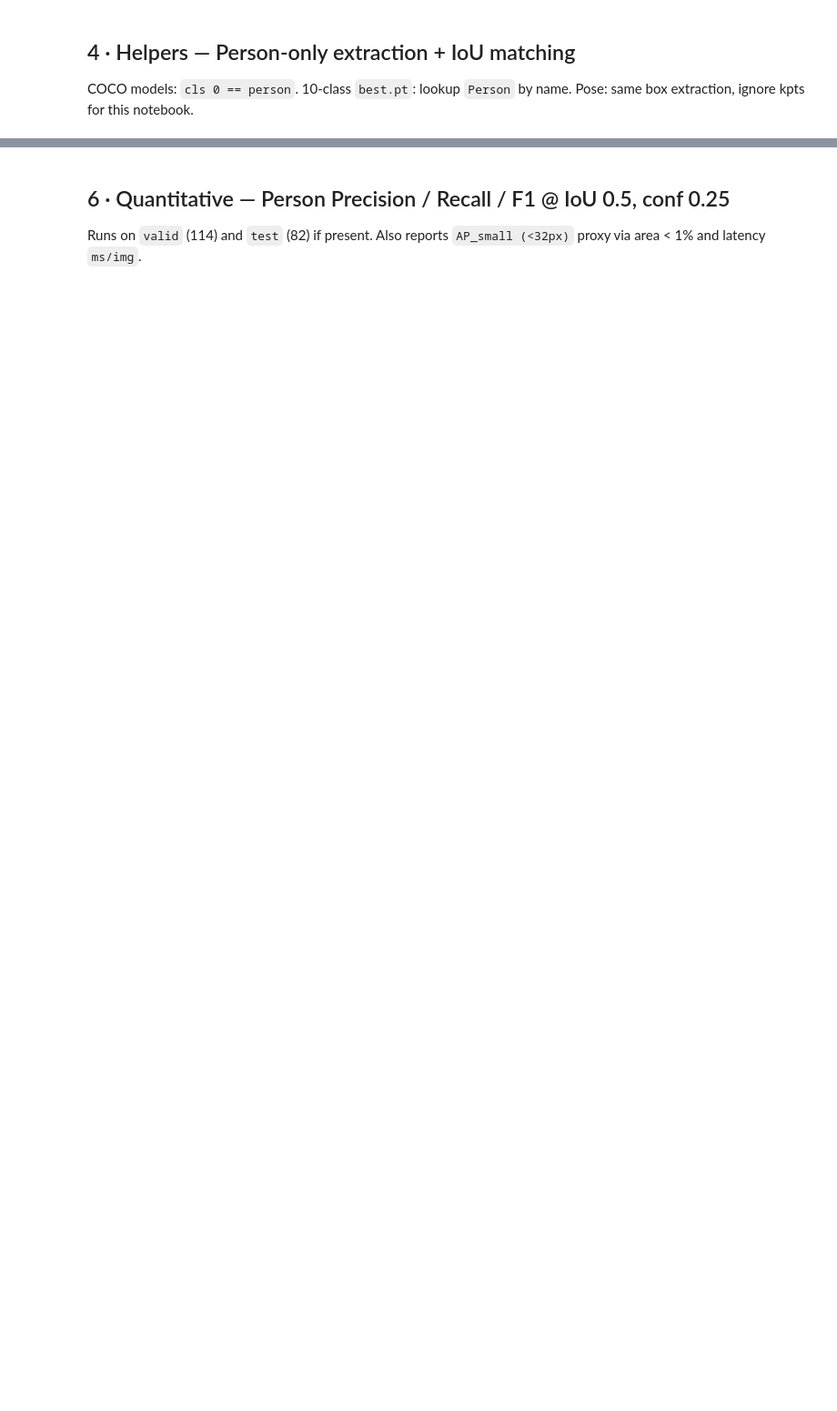
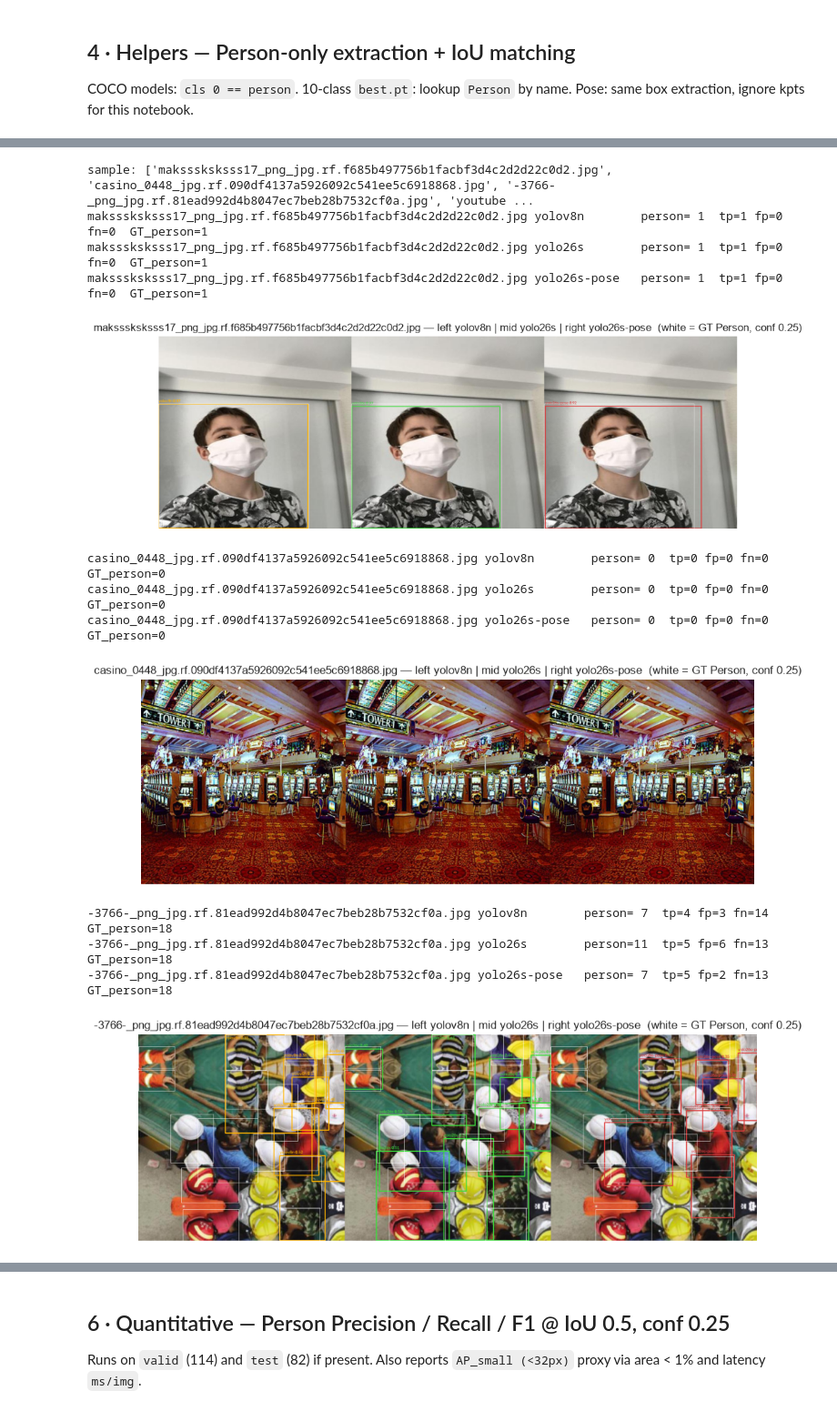
Before and after one commit to rif42/P0-safety, a Jupyter notebook: experiment/two-stage-detection/person-compare.ipynb, the cells around one changed output, grey strips where cells are left out. Shown at 91% size. Cells and saved outputs as stored; diff of their text form; code cells hidden in the pictures; blank space fills up the shorter version.

```diff
--- a/experiment/two-stage-detection/person-compare.ipynb
+++ b/experiment/two-stage-detection/person-compare.ipynb
@@ -165,38 +169,53 @@ def draw_boxes(img, boxes, color, label):
         cv2.rectangle(out,(int(x1),int(y1)),(int(x2),int(y2)),color,2)
         cv2.putText(out,f"{label} {conf:.2f}",(int(x1),max(15,int(y1)-6)),cv2.FONT_HERSHEY_SIMPLEX,0.45,color,1,cv2.LINE_AA)
     return out
 
+# pick 6 images
 if (DATA_DIR / "valid" / "images").exists():
     pool=list((DATA_DIR / "valid" / "images").glob("*")) + list((DATA_DIR / "test" / "images").glob("*"))
 else:
     pool=list(REPO_ROOT.rglob("*.jpg"))[:6]
 sample_imgs=random.sample(pool, min(6,len(pool))) if pool else []
 print("sample:", [p.name for p in sample_imgs])
 CONF=0.25; IMGSZ=640
-COLORS={"yolov8n":(255,180,0),"yolo26s":(60,220,60),"yolo26s-pose":(220,60,60),"yolo26s-pose":(220,60,60),"yolov8n-best (10cls)":(0,180,255)}
+COLORS={"yolov8n":(255,180,0),"yolo26s":(60,220,60),"yolo26s-pose":(220,60,60)}
 
 for img_path in sample_imgs:
-    img=cv2.imread(str(img_path));
-    if img is None: continue
-    img=cv2.cvtColor(img,cv2.COLOR_BGR2RGB)
+    img=cv2.imread(str(img_path)); img=cv2.cvtColor(img,cv2.COLOR_BGR2RGB)
     H,W=img.shape[:2]
     rows=[]
     for name,model in MODELS.items():
+        if "best" in name: continue  # keep visual to 3 COCO/pose models for clarity
         res=model(str(img_path), verbose=False, imgsz=IMGSZ)[0]
         boxes=extract_person_boxes(res, model, CONF)
+        # GT for reference
         gt_norm=parse_person_gt(str(DATA_DIR / "valid" / "labels" / (img_path.stem+".txt"))) if DATA_DIR.exists() else []
         if not gt_norm:
             gt_norm=parse_person_gt(str(DATA_DIR / "test" / "labels" / (img_path.stem+".txt"))) if DATA_DIR.exists() else []
         gt_xyxy=[yolo_to_xyxy(*g,W,H) for g in gt_norm]
         tp,fp,fn=match_person(boxes, gt_xyxy) if gt_xyxy else (len(boxes),0,0)
-        print(f"{img_path.name:40s} {name:22s} person={len(boxes):2d}  tp={tp} fp={fp} fn={fn}  GT_person={len(gt_xyxy)}")
+        print(f"{img_path.name:40s} {name:14s} person={len(boxes):2d}  tp={tp} fp={fp} fn={fn}  GT_person={len(gt_xyxy)}")
         vis=draw_boxes(img, boxes, COLORS.get(name,(200,200,200)), name)
+        # overlay GT in white dashed for reference
         for x1,y1,x2,y2 in gt_xyxy:
             cv2.rectangle(vis,(int(x1),int(y1)),(int(x2),int(y2)),(255,255,255),1)
         rows.append(vis)
     if rows:
         strip=np.concatenate(rows, axis=1)
-        # dynamic width: 4 models at 640 each would be too wide — figsize scales with n
-        plt.figure(figsize=(4*len(rows),4)); plt.imshow(strip); plt.axis("off")
-        plt.title(f"{img_path.name} \u2014 " + " | ".join(MODELS.keys()) + f"  (white = GT Person, conf {CONF})")
+        plt.figure(figsize=(16,4)); plt.imshow(strip); plt.axis("off")
+        plt.title(f"{img_path.name} — left yolov8n | mid yolo26s | right yolo26s-pose  (white = GT Person, conf {CONF})")
         plt.show()
+# %% [output]
+sample: ['maksssksksss17_png_jpg.rf.f685b497756b1facbf3d4c2d2d22c0d2.jpg', 'casino_0448_jpg.rf.090df4137a5926092c541ee5c6918868.jpg', '-3766-_png_jpg.rf.81ead992d4b8047ec7beb28b7532cf0a.jpg', 'youtube ...
+maksssksksss17_png_jpg.rf.f685b497756b1facbf3d4c2d2d22c0d2.jpg yolov8n        person= 1  tp=1 fp=0 fn=0  GT_person=1
+maksssksksss17_png_jpg.rf.f685b497756b1facbf3d4c2d2d22c0d2.jpg yolo26s        person= 1  tp=1 fp=0 fn=0  GT_person=1
+maksssksksss17_png_jpg.rf.f685b497756b1facbf3d4c2d2d22c0d2.jpg yolo26s-pose   person= 1  tp=1 fp=0 fn=0  GT_person=1
+[figure, added]
+casino_0448_jpg.rf.090df4137a5926092c541ee5c6918868.jpg yolov8n        person= 0  tp=0 fp=0 fn=0  GT_person=0
+casino_0448_jpg.rf.090df4137a5926092c541ee5c6918868.jpg yolo26s        person= 0  tp=0 fp=0 fn=0  GT_person=0
+casino_0448_jpg.rf.090df4137a5926092c541ee5c6918868.jpg yolo26s-pose   person= 0  tp=0 fp=0 fn=0  GT_person=0
+[figure, added]
+-3766-_png_jpg.rf.81ead992d4b8047ec7beb28b7532cf0a.jpg yolov8n        person= 7  tp=4 fp=3 fn=14  GT_person=18
+-3766-_png_jpg.rf.81ead992d4b8047ec7beb28b7532cf0a.jpg yolo26s        person=11  tp=5 fp=6 fn=13  GT_person=18
+-3766-_png_jpg.rf.81ead992d4b8047ec7beb28b7532cf0a.jpg yolo26s-pose   person= 7  tp=5 fp=2 fn=13  GT_person=18
+[figure, added]
```
Also changed, not shown: parts of 12 cells of this notebook, 4 other files.
